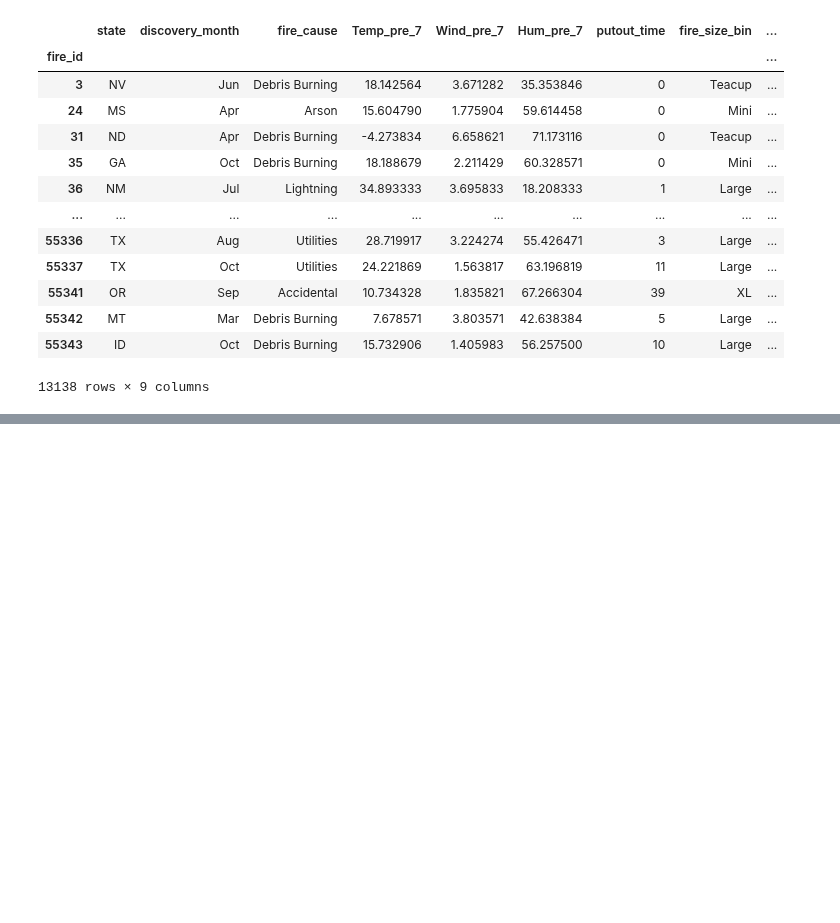
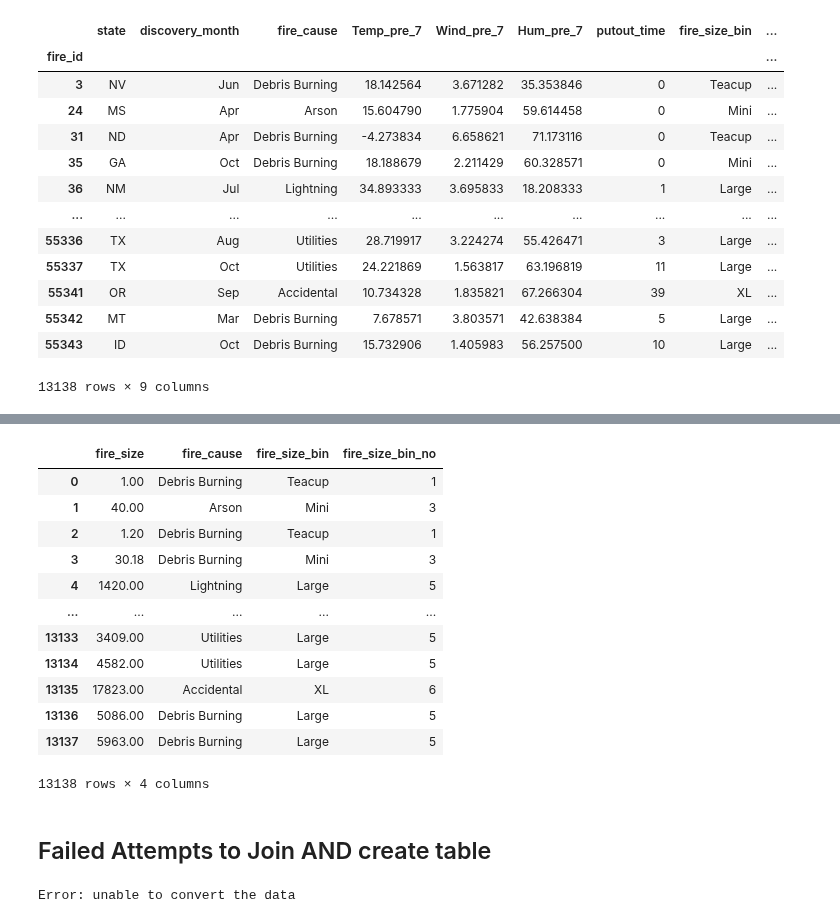
Before and after one commit to goatgirl86/Final_Project_Wildfires, a Jupyter notebook: sql_database/fire_database_sql_info.ipynb, the cells around one changed output, grey strips where cells are left out. Drawn from its saved outputs; the diff is of its cells as text; code cells hidden in the pictures; blank space fills up the shorter version.

```diff
--- a/sql_database/fire_database_sql_info.ipynb
+++ b/sql_database/fire_database_sql_info.ipynb
@@ -293,0 +276,4 @@ ResourceClosedError: This result object does not return rows. It has been closed
+# %%
+conn_string = f"postgresql://postgres:{db_password}@127.0.0.1:5432/Wild_Fires"
+db = create_engine(conn_string)
+conn = db.connect()
@@ -293,0 +302,29 @@ ResourceClosedError: This result object does not return rows. It has been closed
+# %%
+query = """
+SELECT fi.fire_size,
+fi.fire_cause,
+fc.fire_size_bin,
+fc.fire_size_bin_no
+FROM fire_info AS fi
+LEFT JOIN fire_category AS fc
+ON fi.fire_id = fc.fire_id
+"""
+# Access the database with the query and return a dataframe
+df_wildfire = pd.read_sql(query, conn)
+df_wildfire
+# %% [output]
+|  | fire_size | fire_cause | fire_size_bin | fire_size_bin_no |
+| 0 | 1.00 | Debris Burning | Teacup | 1 |
+| 1 | 40.00 | Arson | Mini | 3 |
+| 2 | 1.20 | Debris Burning | Teacup | 1 |
+| 3 | 30.18 | Debris Burning | Mini | 3 |
+| 4 | 1420.00 | Lightning | Large | 5 |
+| ... | ... | ... | ... | ... |
+| 13133 | 3409.00 | Utilities | Large | 5 |
+| 13134 | 4582.00 | Utilities | Large | 5 |
+| 13135 | 17823.00 | Accidental | XL | 6 |
+| 13136 | 5086.00 | Debris Burning | Large | 5 |
+| 13137 | 5963.00 | Debris Burning | Large | 5 |
+13138 rows × 4 columns
+# %% [markdown]
+## Failed Attempts to Join AND create table
@@ -294 +346,28 @@ ResourceClosedError: This result object does not return rows. It has been closed
+# %%
+# Attempt 1 using pd.read_sql_query with create_engine
+
+# Connect to sql database
+db_string = f"postgresql://postgres:{db_password}@127.0.0.1:5432/Wild_Fires"
+engine = create_engine(db_string)
+
+# Create try statement with query
+try:
+    SQL_Query = pd.read_sql_query(
+        '''
+            SELECT fc.fire_id,
+                    fl.state,
+                    fc.fire_size_bin,
+                    fc.fire_size_bin_no
+                INTO wildfire_details_30
+                FROM fire_category AS fc
+                    INNER JOIN fire_location AS fl
+                        ON (fc.fire_id = fl.fire_id);
+''', engine)
+    df = pd.DataFrame(SQL_Query, columns=['fire_id', 'state','fire_size_bin', 'fire_size_bin_no'])
+    print(df)
+    print('The data type of df is: ', type(df))
+except:
+    print("Error: unable to convert the data")
+# %% [output]
+Error: unable to convert the data
 # %%
```
Also changed, not shown: parts of 14 cells of this notebook.
